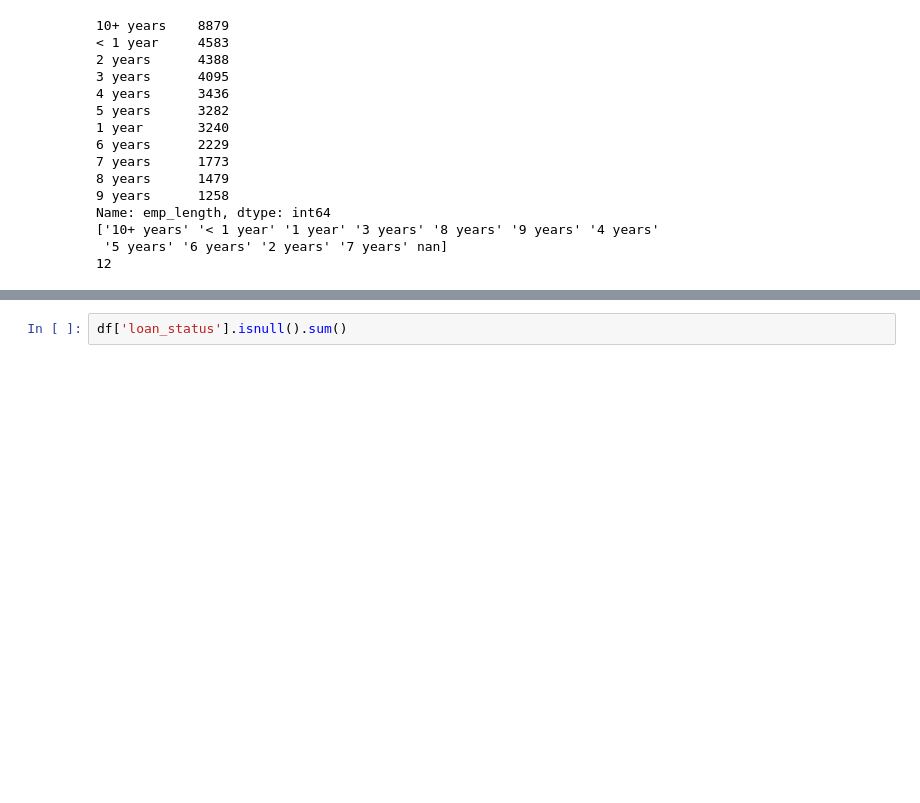
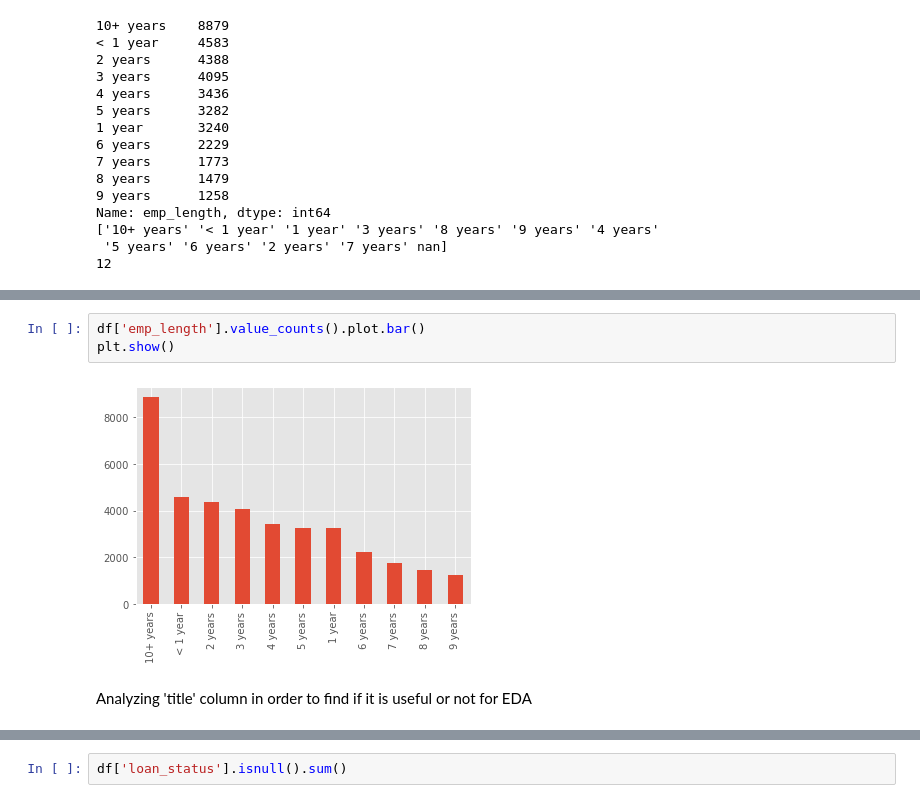
Before and after one commit to 98abhilash/LendingClub, a Jupyter notebook: LendingClubEDA.ipynb, the cells around one changed output, grey strips where cells are left out. Cells and saved outputs as stored; diff of their text form; blank space fills up the shorter version.

```diff
--- a/LendingClubEDA.ipynb
+++ b/LendingClubEDA.ipynb
@@ -291,0 +369,7 @@ Name: emp_length, dtype: int64
+# %%
+df['emp_length'].value_counts().plot.bar()
+plt.show()
+# %% [output]
+[figure, added]
+# %% [markdown]
+Analyzing 'title' column in order to find if it is useful or not for EDA
```
Also changed, not shown: parts of 51 cells of this notebook.
